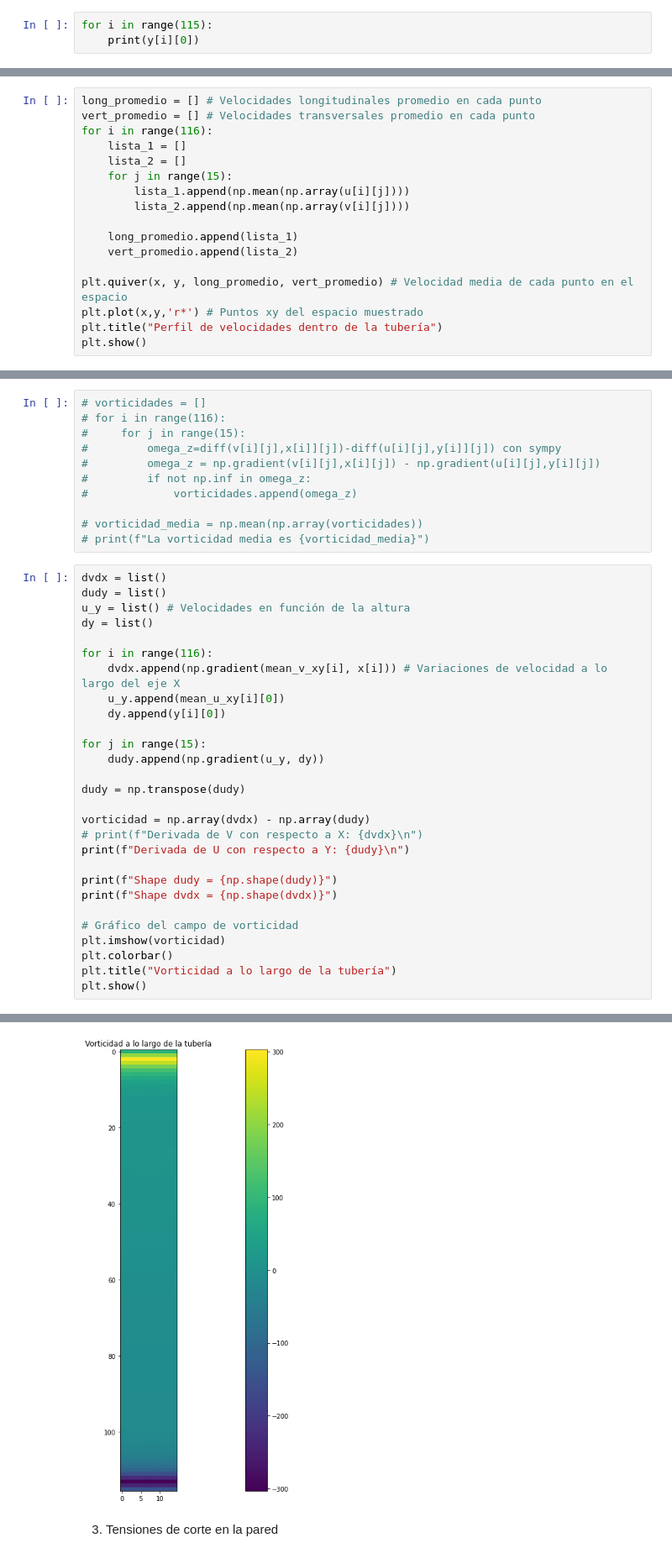
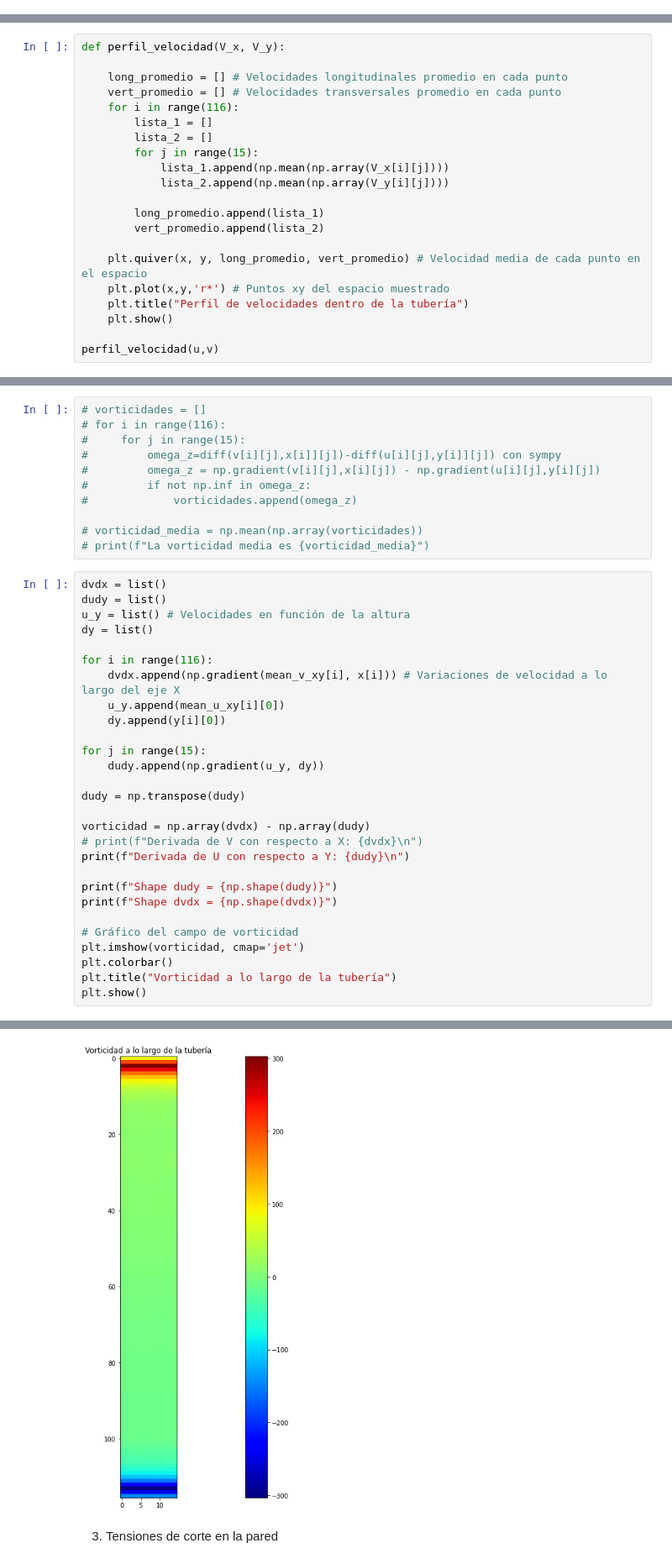
Before and after one commit to AlonsoEspinoza8/Proyecto-ICH1104, a Jupyter notebook: proyecto.ipynb, the cells around one changed output, grey strips where cells are left out. Shown at 84% size. Drawn from its saved outputs; the diff is of its cells as text.

```diff
--- a/proyecto.ipynb
+++ b/proyecto.ipynb
@@ -10,6 +12,3 @@ x = data['x']
 y = data['y']
 u = data['u']
 v = data['v']
-# %%
-for i in range(115):
-    print(y[i][0])
@@ -53,22 +32,26 @@ plt.show()
 # %% [output]
 [figure]
 # %%
-long_promedio = [] # Velocidades longitudinales promedio en cada punto
-vert_promedio = [] # Velocidades transversales promedio en cada punto
-for i in range(116):
-    lista_1 = []
-    lista_2 = []
-    for j in range(15):
-        lista_1.append(np.mean(np.array(u[i][j])))
-        lista_2.append(np.mean(np.array(v[i][j])))
+def perfil_velocidad(V_x, V_y):
 
-    long_promedio.append(lista_1)
-    vert_promedio.append(lista_2)
+    long_promedio = [] # Velocidades longitudinales promedio en cada punto
+    vert_promedio = [] # Velocidades transversales promedio en cada punto
+    for i in range(116):
+        lista_1 = []
+        lista_2 = []
+        for j in range(15):
+            lista_1.append(np.mean(np.array(V_x[i][j])))
+            lista_2.append(np.mean(np.array(V_y[i][j])))
 
-plt.quiver(x, y, long_promedio, vert_promedio) # Velocidad media de cada punto en el espacio
-plt.plot(x,y,'r*') # Puntos xy del espacio muestrado
-plt.title("Perfil de velocidades dentro de la tubería")
-plt.show()
+        long_promedio.append(lista_1)
+        vert_promedio.append(lista_2)
+
+    plt.quiver(x, y, long_promedio, vert_promedio) # Velocidad media de cada punto en el espacio
+    plt.plot(x,y,'r*') # Puntos xy del espacio muestrado
+    plt.title("Perfil de velocidades dentro de la tubería")
+    plt.show()
+
+perfil_velocidad(u,v)
 # %% [output]
 [figure]
 # %% [markdown]
@@ -235,35 +224,35 @@ for j in range(15):
 dudy = np.transpose(dudy)
 
 vorticidad = np.array(dvdx) - np.array(dudy)
 # print(f"Derivada de V con respecto a X: {dvdx}\n")
 print(f"Derivada de U con respecto a Y: {dudy}\n")
 
 print(f"Shape dudy = {np.shape(dudy)}")
 print(f"Shape dvdx = {np.shape(dvdx)}")
 
 # Gráfico del campo de vorticidad
-plt.imshow(vorticidad)
+plt.imshow(vorticidad, cmap='jet')
 plt.colorbar()
 plt.title("Vorticidad a lo largo de la tubería")
 plt.show()
 # %% [output]
 Derivada de U con respecto a Y: [[ -84.19573787  -84.19573787  -84.19573787 ...  -84.19573787
    -84.19573787  -84.19573787]
  [-201.08497984 -201.08497984 -201.08497984 ... -201.08497984
   -201.08497984 -201.08497984]
  [-301.90320391 -301.90320391 -301.90320391 ... -301.90320391
   -301.90320391 -301.90320391]
  ...
  [ 302.53542539  302.53542539  302.53542539 ...  302.53542539
    302.53542539  302.53542539]
  [ 241.88331113  241.88331113  241.88331113 ...  241.88331113
    241.88331113  241.88331113]
  [ 148.76642992  148.76642992  148.76642992 ...  148.76642992
    148.76642992  148.76642992]]
 
 Shape dudy = (116, 15)
 Shape dvdx = (116, 15)
-[figure, old version]
+[figure, new version]
 # %% [markdown]
 3) Tensiones de corte en la pared
 # %%
```
Also changed, not shown: parts of 7 cells of this notebook.
